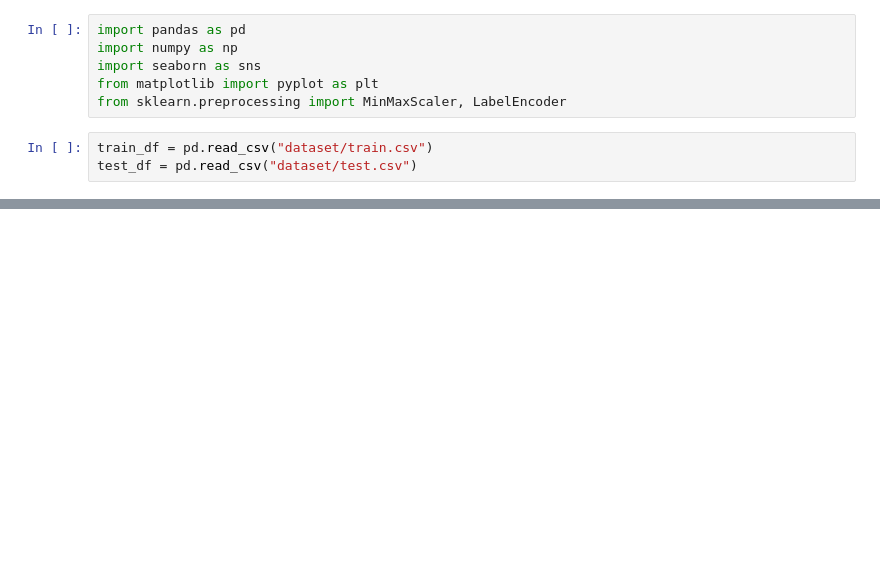
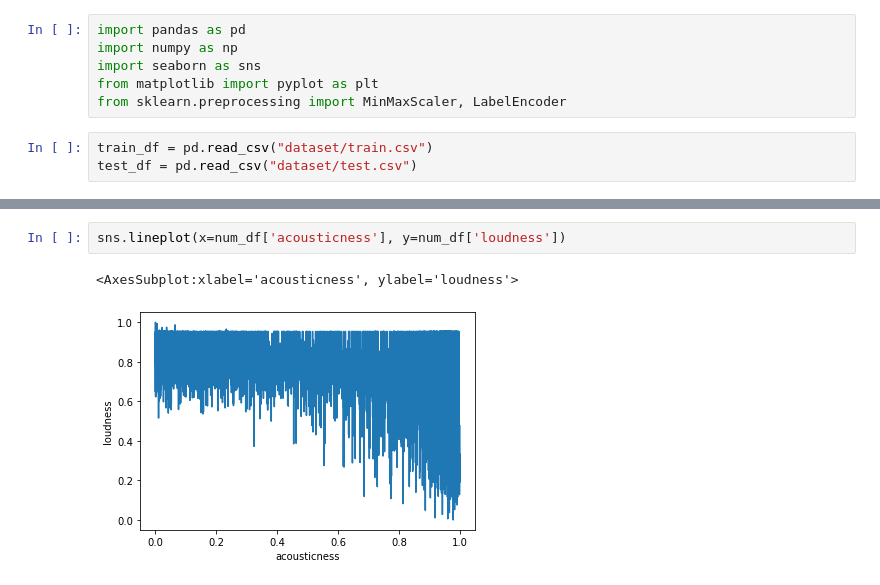
Before and after one commit to advaymehta009/airb, a Jupyter notebook: elylilly.ipynb, the cells around one changed output, grey strips where cells are left out. Drawn from its saved outputs; the diff is of its cells as text; blank space fills up the shorter version.

```diff
--- a/elylilly.ipynb
+++ b/elylilly.ipynb
@@ -20,0 +141,5 @@ C:\Users\advay\Downloads
+# %%
+sns.lineplot(x=num_df['acousticness'], y=num_df['loudness'])
+# %% [output]
+<AxesSubplot:xlabel='acousticness', ylabel='loudness'>
+[figure, added]
```
Also changed, not shown: parts of 23 cells of this notebook.
